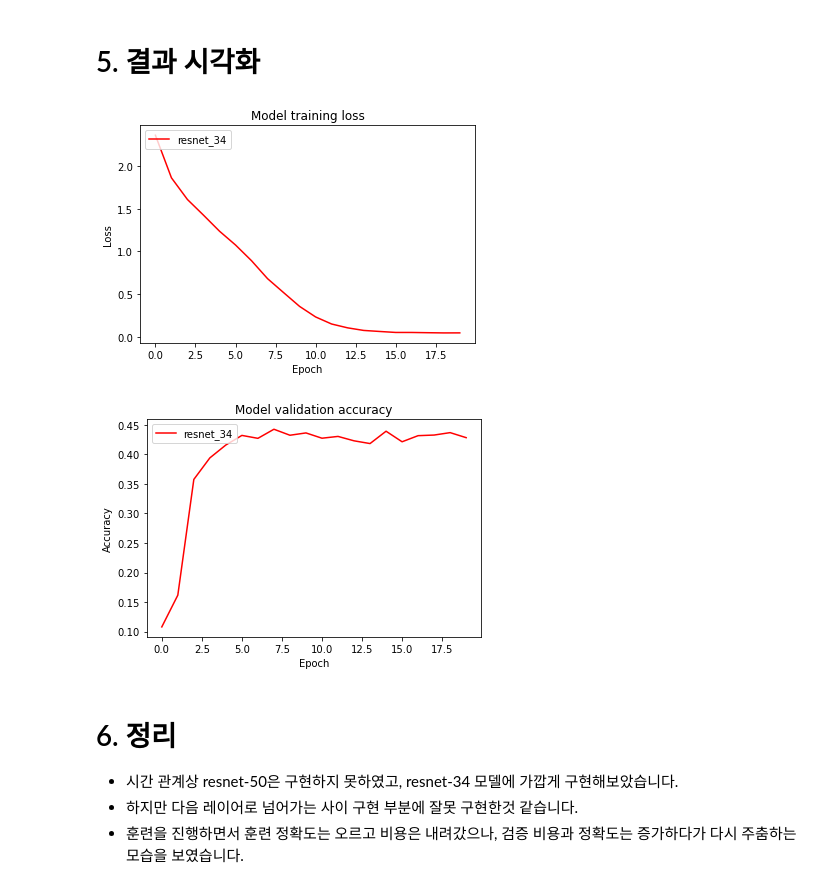
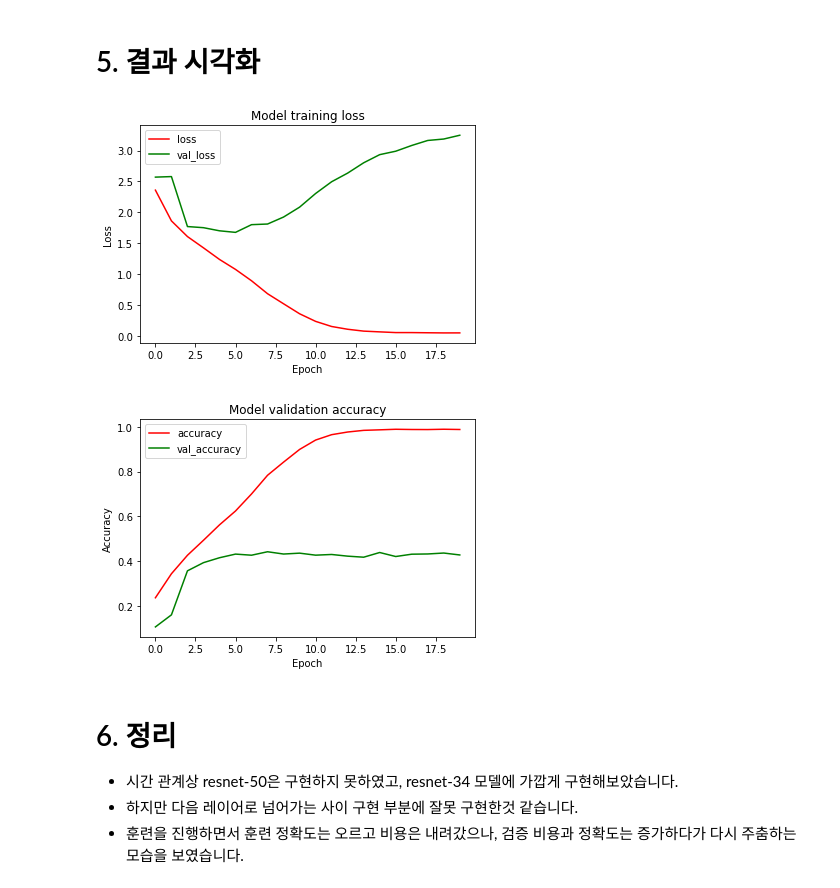
Before and after one commit to JeongChanDo/github_practice, a Jupyter notebook: CV02/Resnet_study.ipynb, the cells around one changed output. Cells and saved outputs as stored; diff of their text form; code cells hidden in the pictures.

Commit message:
fix plot

```diff
--- a/CV02/Resnet_study.ipynb
+++ b/CV02/Resnet_study.ipynb
@@ -253,22 +253,24 @@ Epoch 20/20
 import matplotlib.pyplot as plt
 
 plt.plot(history_34.history['loss'], 'r')
+plt.plot(history_34.history['val_loss'], 'g')
 plt.title('Model training loss')
 plt.ylabel('Loss')
 plt.xlabel('Epoch')
-plt.legend(['resnet_34'], loc='upper left')
+plt.legend(['loss', 'val_loss'], loc='upper left')
 plt.show()
 # %% [output]
-[figure, old version]
+[figure, new version]
 # %%
-plt.plot(history_34.history['val_accuracy'], 'r')
+plt.plot(history_34.history['accuracy'], 'r')
+plt.plot(history_34.history['val_accuracy'], 'g')
 plt.title('Model validation accuracy')
 plt.ylabel('Accuracy')
 plt.xlabel('Epoch')
-plt.legend(['resnet_34'], loc='upper left')
+plt.legend(['accuracy', 'val_accuracy'], loc='upper left')
 plt.show()
 # %% [output]
-[figure, old version]
+[figure, new version]
 # %% [markdown]
 # 6. 정리
 - 시간 관계상 resnet-50은 구현하지 못하였고, resnet-34 모델에 가깝게 구현해보았습니다.
```
